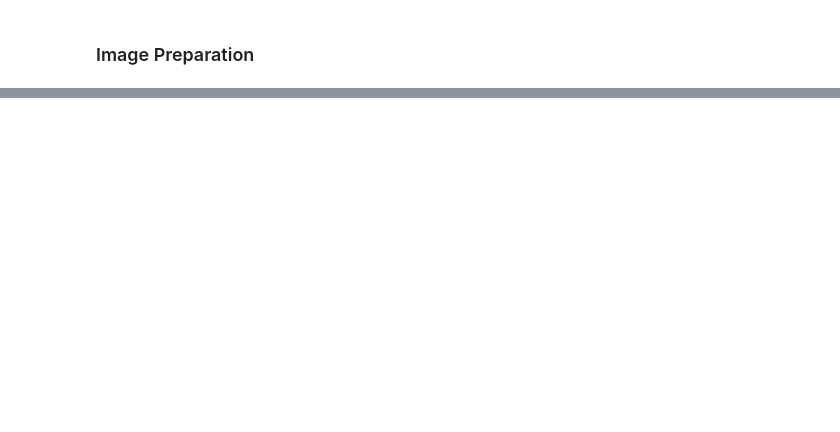
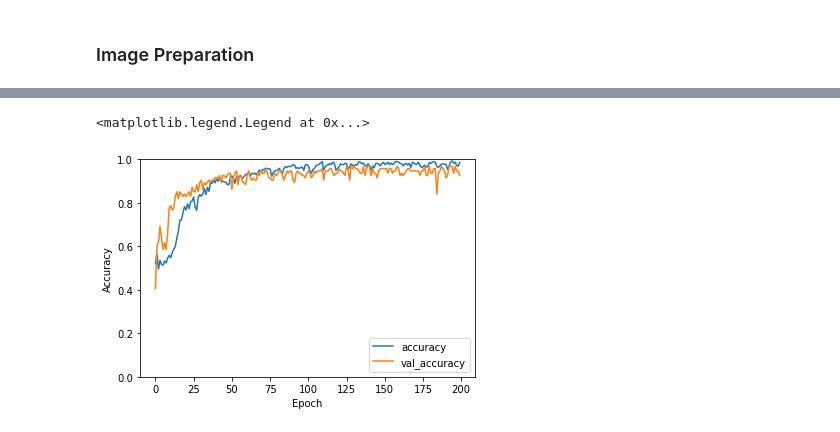
Before and after one commit to mshayganfar/sb_capstone, a Jupyter notebook: cap_project_beauty_classifier.ipynb, the cells around one changed output, grey strips where cells are left out. Drawn from its saved outputs; the diff is of its cells as text; code cells hidden in the pictures; blank space fills up the shorter version.

```diff
--- a/cap_project_beauty_classifier.ipynb
+++ b/cap_project_beauty_classifier.ipynb
@@ -161,0 +296,14 @@ ValueError: The `class_names` passed did not match the names of the subdirectori
+# %%
+eye_validation_images = tf.keras.preprocessing.image_dataset_from_directory(
+    eye_images,
+    labels='inferred',
+    label_mode='int',
+    class_names=['eye', 'not_eye'],
+    color_mode='rgb',
+    batch_size=batch_size,
+    image_size=(image_height, image_width),
+    shuffle=True,
+    seed=42,
+    validation_split=0.15,
+    subset="validation"
+)
@@ -161,0 +383,11 @@ ValueError: The `class_names` passed did not match the names of the subdirectori
+# %%
+eye_model.compile(optimizer='adam',
+                  loss='binary_crossentropy',
+                  metrics=['accuracy'])
+# %%
+early_stop = EarlyStopping(monitor='val_loss', patience=10)
+# %%
+eye_history = eye_model.fit(eye_train_images,
+                            validation_data=eye_validation_images,
+                            epochs=200,
+                            callbacks=[early_stop])
@@ -161,0 +412,10 @@ ValueError: The `class_names` passed did not match the names of the subdirectori
+# %%
+plt.plot(eye_history.history['accuracy'], label='accuracy')
+plt.plot(eye_history.history['val_accuracy'], label = 'val_accuracy')
+plt.xlabel('Epoch')
+plt.ylabel('Accuracy')
+plt.ylim([0.0, 1.0])
+plt.legend(loc='lower right')
+# %% [output]
+<matplotlib.legend.Legend at 0x...>
+[figure, added]
```
Also changed, not shown: parts of 44 cells of this notebook.
